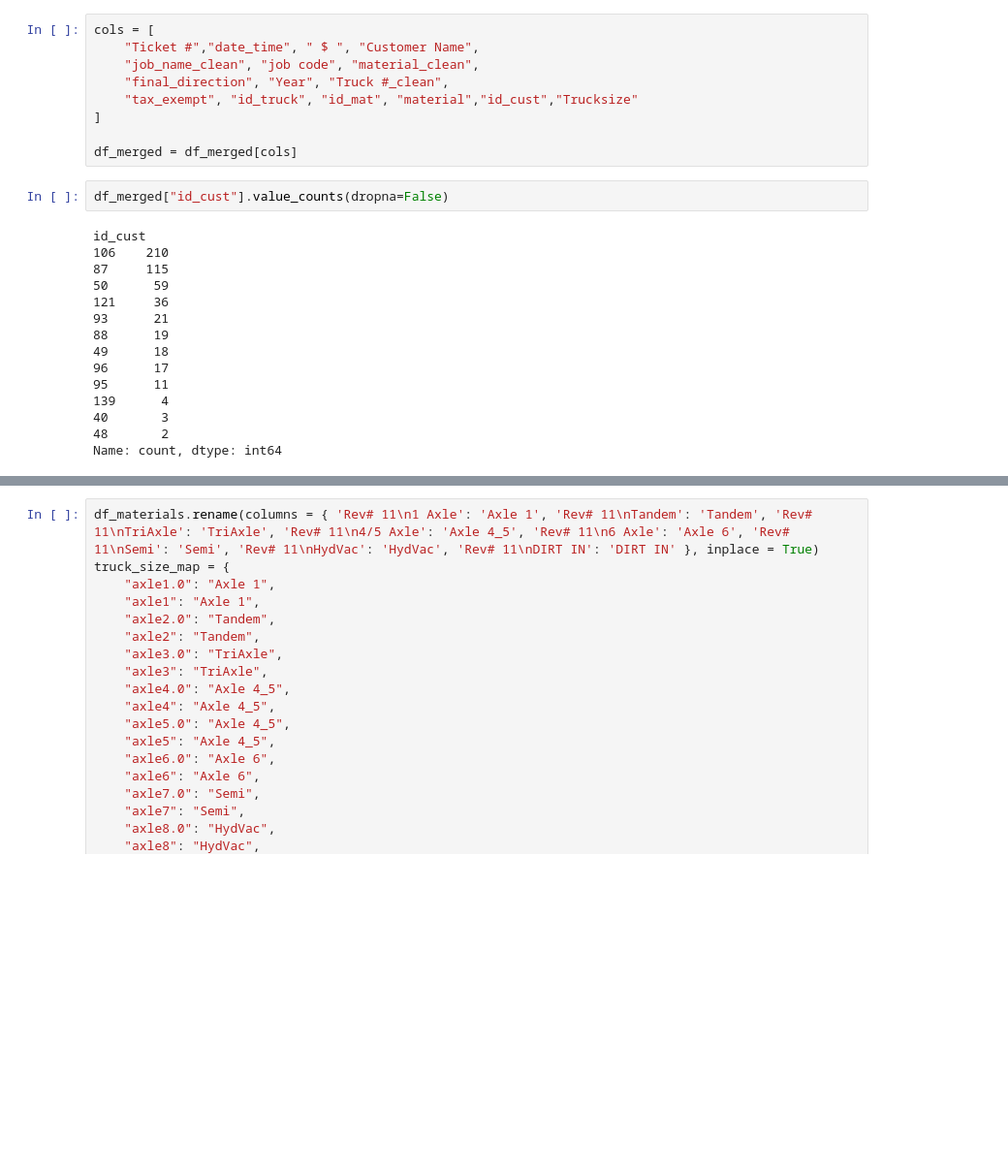
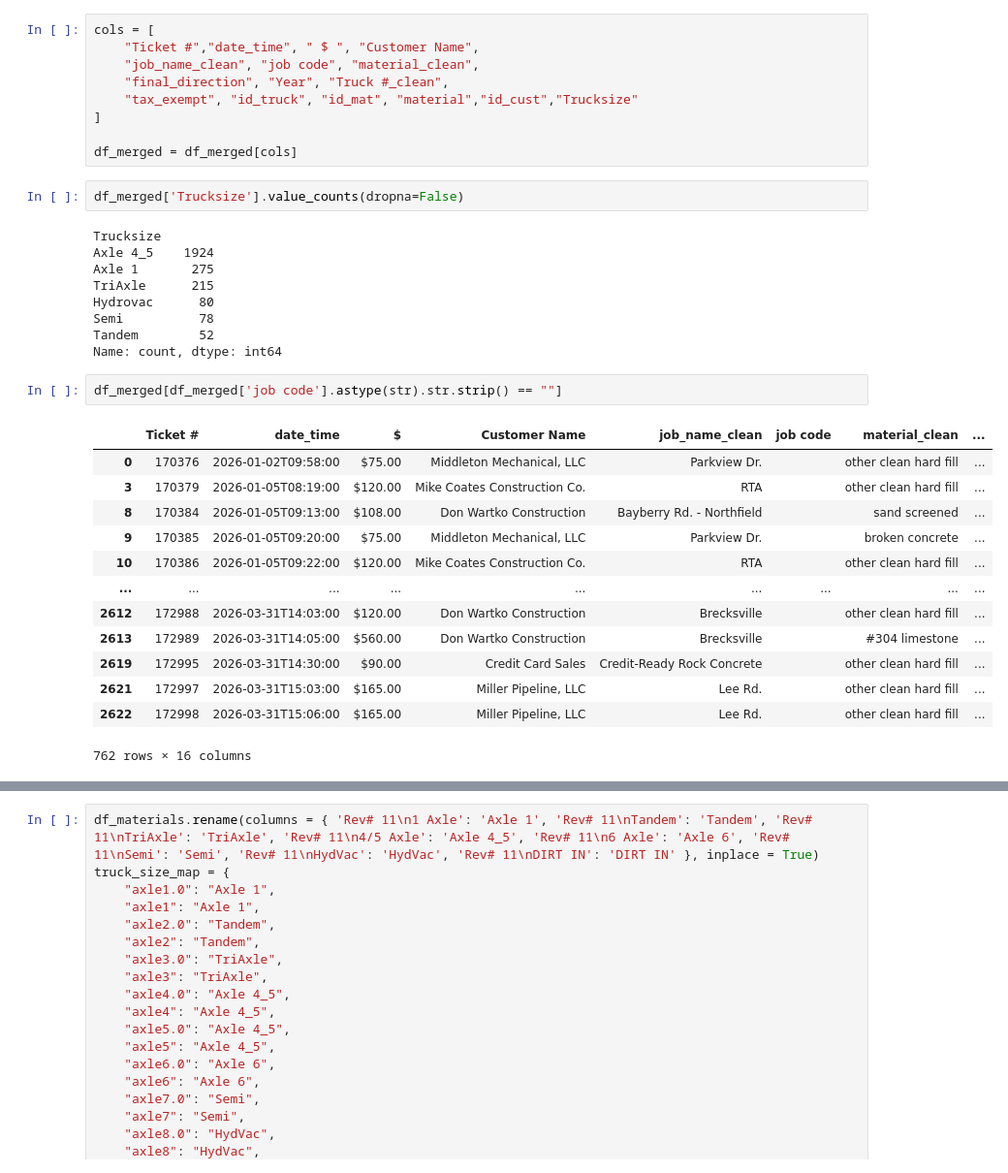
Before and after one commit to Pranava-mre/McCraken-Ticket-System, a Jupyter notebook: database.ipynb, the cells around one changed output, grey strips where cells are left out. Shown at 97% size. Cells and saved outputs as stored; diff of their text form; blank space fills up the shorter version.

```diff
--- a/database.ipynb
+++ b/database.ipynb
@@ -864,19 +918,29 @@ cols = [
 
 df_merged = df_merged[cols]
 # %%
-df_merged["id_cust"].value_counts(dropna=False)
+df_merged['Trucksize'].value_counts(dropna=False)
 # %% [output]
-id_cust
-106    210
-87     115
-50      59
-121     36
-93      21
-88      19
-49      18
-96      17
-95      11
-139      4
-40       3
-48       2
+Trucksize
+Axle 4_5    1924
+Axle 1       275
+TriAxle      215
+Hydrovac      80
+Semi          78
+Tandem        52
 Name: count, dtype: int64
+# %%
+df_merged[df_merged['job code'].astype(str).str.strip() == ""]
+# %% [output]
+|  | Ticket # | date_time | $ | Customer Name | job_name_clean | job code | material_clean | ... |
+| 0 | 170376 | 2026-01-02T09:58:00 | $75.00 | Middleton Mechanical, LLC | Parkview Dr. |  | other clean hard fill | ... |
+| 3 | 170379 | 2026-01-05T08:19:00 | $120.00 | Mike Coates Construction Co. | RTA |  | other clean hard fill | ... |
+| 8 | 170384 | 2026-01-05T09:13:00 | $108.00 | Don Wartko Construction | Bayberry Rd. - Northfield |  | sand screened | ... |
+| 9 | 170385 | 2026-01-05T09:20:00 | $75.00 | Middleton Mechanical, LLC | Parkview Dr. |  | broken concrete | ... |
+| 10 | 170386 | 2026-01-05T09:22:00 | $120.00 | Mike Coates Construction Co. | RTA |  | other clean hard fill | ... |
+| ... | ... | ... | ... | ... | ... | ... | ... | ... |
+| 2612 | 172988 | 2026-03-31T14:03:00 | $120.00 | Don Wartko Construction | Brecksville |  | other clean hard fill | ... |
+| 2613 | 172989 | 2026-03-31T14:05:00 | $560.00 | Don Wartko Construction | Brecksville |  | #304 limestone | ... |
+| 2619 | 172995 | 2026-03-31T14:30:00 | $90.00 | Credit Card Sales | Credit-Ready Rock Concrete |  | other clean hard fill | ... |
+| 2621 | 172997 | 2026-03-31T15:03:00 | $165.00 | Miller Pipeline, LLC | Lee Rd. |  | other clean hard fill | ... |
+| 2622 | 172998 | 2026-03-31T15:06:00 | $165.00 | Miller Pipeline, LLC | Lee Rd. |  | other clean hard fill | ... |
+762 rows × 16 columns
```
Also changed, not shown: parts of 19 cells of this notebook, 2 other files.
